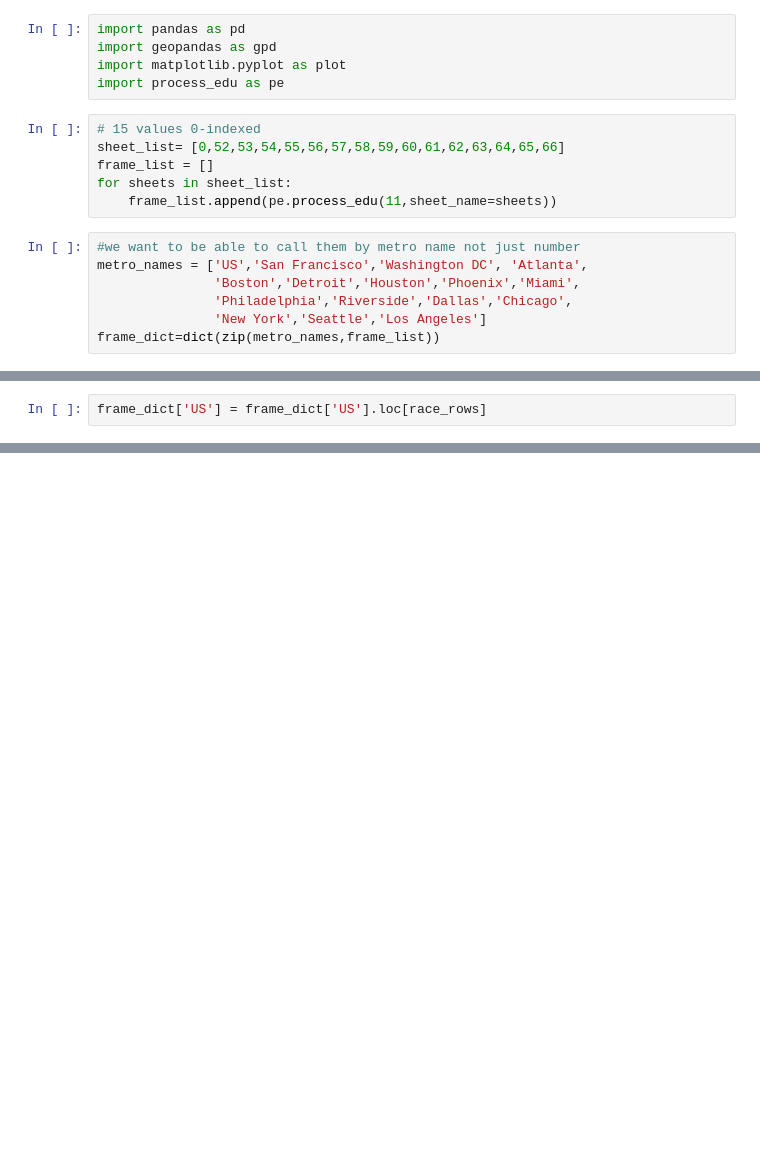
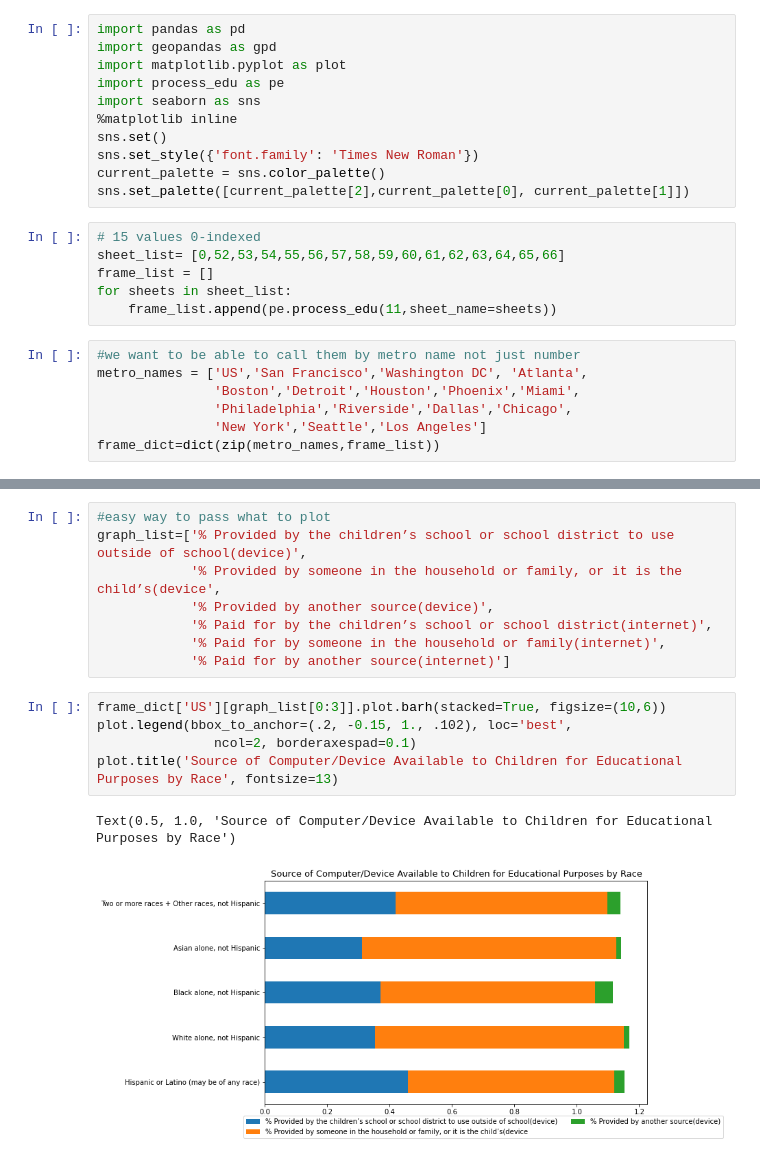
Before and after one commit to AnGWar26/icsd-pulse, a Jupyter notebook: notebooks/clean_data_edu.ipynb, the cells around one changed output, grey strips where cells are left out. Saved outputs shown, nothing was run; the diff lists cells and outputs as text; blank space fills up the shorter version.

Commit message:
edu: add first set of graphs

```diff
--- a/notebooks/clean_data_edu.ipynb
+++ b/notebooks/clean_data_edu.ipynb
@@ -3,6 +3,12 @@ import pandas as pd
 import geopandas as gpd
 import matplotlib.pyplot as plot
 import process_edu as pe
+import seaborn as sns
+%matplotlib inline
+sns.set()
+sns.set_style({'font.family': 'Times New Roman'})
+current_palette = sns.color_palette()
+sns.set_palette([current_palette[2],current_palette[0], current_palette[1]])
 # %%
 # 15 values 0-indexed
 sheet_list= [0,52,53,54,55,56,57,58,59,60,61,62,63,64,65,66]
@@ -39,2 +24,0 @@ Black alone, not Hispanic                            9363881
-# %%
-frame_dict['US'] = frame_dict['US'].loc[race_rows]
@@ -77,0 +31,16 @@ frame_dict['Los Angeles']
+# %%
+#easy way to pass what to plot
+graph_list=['% Provided by the children’s school or school district to use outside of school(device)',
+            '% Provided by someone in the household or family, or it is the child’s(device',
+            '% Provided by another source(device)',
+            '% Paid for by the children’s school or school district(internet)',
+            '% Paid for by someone in the household or family(internet)',
+            '% Paid for by another source(internet)']
+# %%
+frame_dict['US'][graph_list[0:3]].plot.barh(stacked=True, figsize=(10,6))
+plot.legend(bbox_to_anchor=(.2, -0.15, 1., .102), loc='best',
+               ncol=2, borderaxespad=0.1)
+plot.title('Source of Computer/Device Available to Children for Educational Purposes by Race', fontsize=13)
+# %% [output]
+Text(0.5, 1.0, 'Source of Computer/Device Available to Children for Educational Purposes by Race')
+[figure, added]
```
Also changed, not shown: parts of 8 cells of this notebook.
